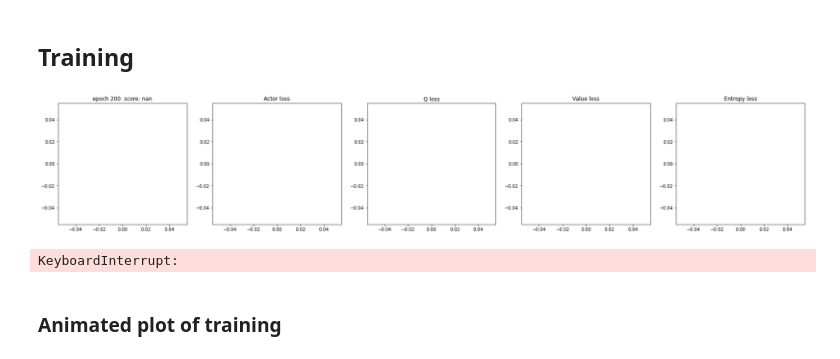
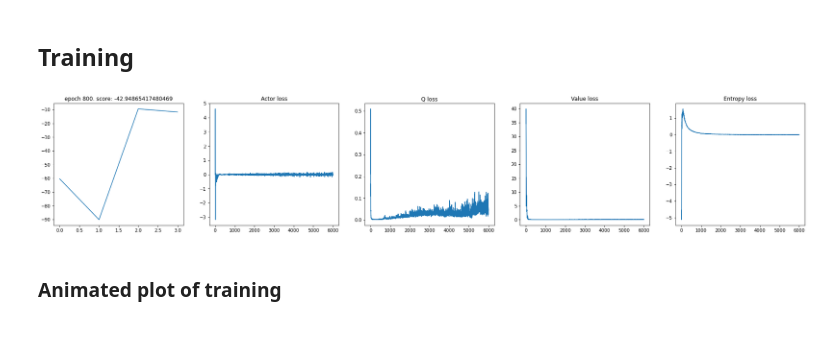
Before and after one commit to JopNiessen/SoftActorCritic, a Jupyter notebook: SoftActorCritic_for_orbiting_particle.ipynb, the cells around one changed output. Drawn from its saved outputs; the diff is of its cells as text; code cells hidden in the pictures.

```diff
--- a/SoftActorCritic_for_orbiting_particle.ipynb
+++ b/SoftActorCritic_for_orbiting_particle.ipynb
@@ -151,7 +154,7 @@ def create_agent(key):
     obs_size = 2
     ctrl_size = 1
 
-    env = Orbital_SDI(end_time=140)
+    env = Orbital_SDI(end_time=20)
 
     agent = SACAgent(
         env, memory_size, key,
@@ -168,36 +171,35 @@ def create_agent(key):
 ## Training
 # %%
 memory = {'recording':[], 'dt':[], 'seed':[]}
-for seed in range(5):
+for seed in range(1):
     np.random.seed(seed)
     key = jrandom.PRNGKey(seed)
 
     agent = create_agent(key)
 
     agent.train(800, key, plotting_interval=200, record=True)
-    agent.env.B = agent.env.B * (-1)
-    agent.train(600, key, plotting_interval=200, record=True)
-    bias = [1 for _ in range(800)] + [-1 for _ in range(600)]
+    #agent.env.B = agent.env.B * (-1)
+    #agent.train(600, key, plotting_interval=200, record=True)
+    #bias = [1 for _ in range(800)] + [-1 for _ in range(600)]
 
-    title = 'Live control using SAC'
-    filename = f'figures/system_variations/Live_controlled_orbiting_particle_{seed}'
-    training_animation(agent.recording, agent.env.dt, title, filename, bias=bias)
+    #title = 'Live control using SAC'
+    #filename = f'figures/system_variations/Live_controlled_orbiting_particle_{seed}'
+    #training_animation(agent.recording, agent.env.dt, title, filename) #bias=bias
 
     memory['recording'].append(agent.recording)
     memory['dt'].append(agent.env.dt)
     memory['seed'].append(seed)
 
 
-file = open('figures/system_variations/data.pickle', 'wb')
-pickle.dump(memory, file)
-file.close()
+#file = open('figures/system_variations/data.pickle', 'wb')
+#pickle.dump(memory, file)
+#file.close()
 
 #agent.train(800, key, plotting_interval=200, record=True)
 #agent.env.B = -1 * agent.env.B
 #agent.train(400, key, plotting_interval=200, record=True)
 # %% [output]
-[figure, old version]
+[figure, new version]
-KeyboardInterrupt:
 # %% [markdown]
 ### Animated plot of training
 # %%
```
Also changed, not shown: parts of 4 cells of this notebook, 7 other files.
